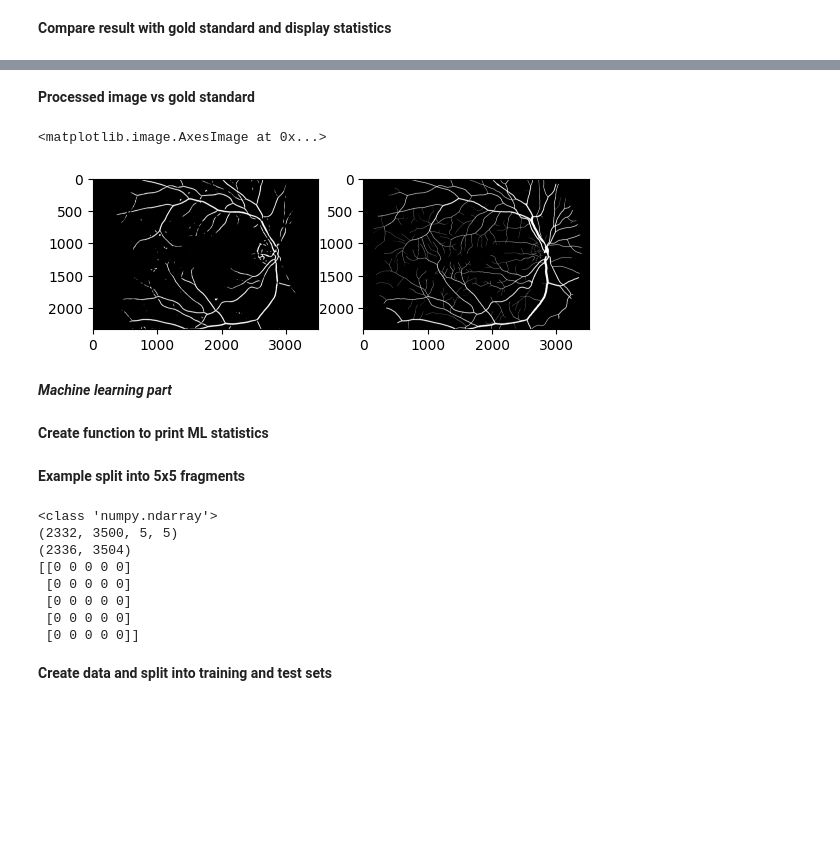
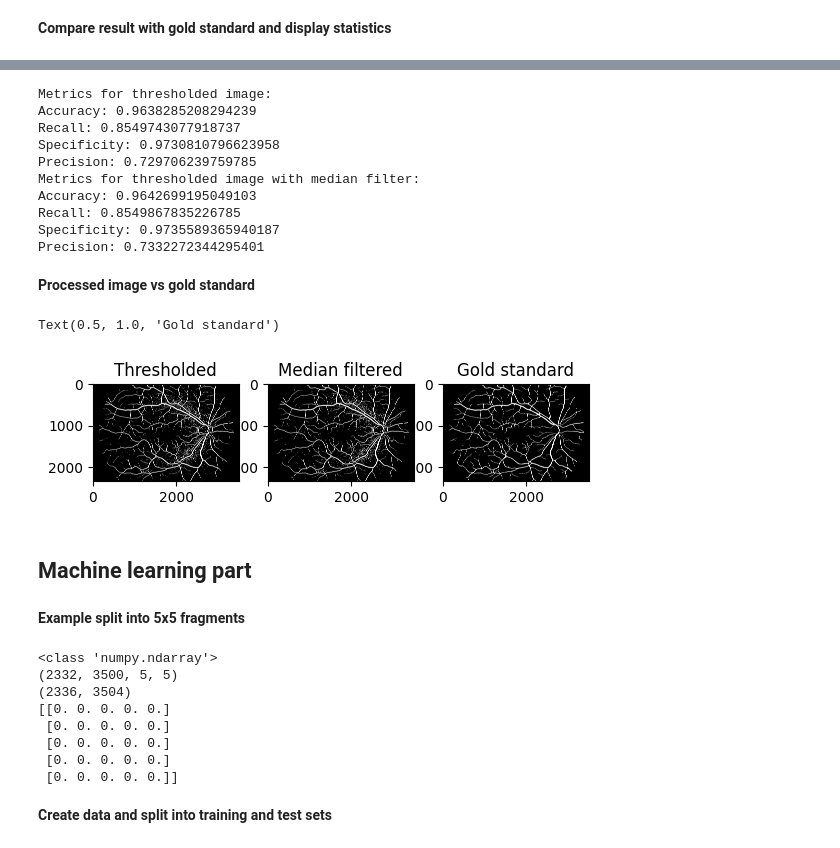
Before and after one commit to HubertLuszkiewicz/RetinaDetect, a Jupyter notebook: eye_fundus_detection.ipynb, the cells around one changed output, grey strips where cells are left out. Cells and saved outputs as stored; diff of their text form; code cells hidden in the pictures; blank space fills up the shorter version.

```diff
--- a/eye_fundus_detection.ipynb
+++ b/eye_fundus_detection.ipynb
@@ -82,23 +100,24 @@ scaled_array = (frangi_filtered - original_min) * ((target_max - target_min) / (
 # %% [markdown]
 **Apply mask**
 # %%
-
-mask = io.imread(mask_name, plugin='tifffile', as_gray=True)
+from skimage.color import rgb2gray
+import tifffile
+mask = tifffile.imread(mask_path)
+grayscale_mask = rgb2gray(mask)
+print(grayscale_mask.ndim)
 
 # Przeskalowanie maski
-for i in range(len(mask)):
-    for j in range(len(mask[0])):
-        if mask[i][j] == 255: mask[i][j] = 1
+mask = scale_to_zero_to_one_range(grayscale_mask)
 
 res = np.zeros(mask.shape)
 for i in range(len(res)):
     for j in range(len(res[0])):
-        if mask[i][j] == 1: res[i][j] = scaled_array[i][j]
+        if mask[i][j] == 1: res[i][j] = image_scaled[i][j]
 
 fig, ax = plt.subplots(2, 5, figsize=(20, 6))
 
 for i in range(10):
-    threshholded_image = res > 0.01 * (i+1)
+    threshholded_image = res > 0.001 * (i+1)
     if i < 5:
         ax[0][i%5].imshow(threshholded_image, cmap='gray')
         ax[0][i%5].set_title(f'threshhold = {(i+1)*0.01}')
@@ -111,6 +136,7 @@ for i in range(10):
 **Apply threshholding**
 # %%
 threshholded_image = res > 0.01
-io.imshow(threshholded_image)
+threshholded_image = threshholded_image.astype(int)
+plt.imshow(threshholded_image, cmap='gray')
 # %% [output]
 <matplotlib.image.AxesImage at 0x...>
@@ -118,2 +146,5 @@ io.imshow(threshholded_image)
+# %%
+from skimage.filters import median
+without_noise = median(threshholded_image)
 # %% [markdown]
 **Compare result with gold standard and display statistics**
@@ -172,13 +159,35 @@ print(spec)
+# %%
+gold_standard = io.imread(gold_standard_path)
+gold_standard = scale_to_zero_to_one_range(gold_standard)
+
+print("Metrics for thresholded image:")
+print_evaluation_metrics_raport(gold_standard, threshholded_image)
+
+print("Metrics for thresholded image with median filter:")
+print_evaluation_metrics_raport(gold_standard, without_noise)
+# %% [output]
+Metrics for thresholded image:
+Accuracy: 0.9638285208294239
+Recall: 0.8549743077918737
+Specificity: 0.9730810796623958
+Precision: 0.729706239759785
+Metrics for thresholded image with median filter:
+Accuracy: 0.9642699195049103
+Recall: 0.8549867835226785
+Specificity: 0.9735589365940187
+Precision: 0.7332272344295401
 # %% [markdown]
 **Processed image vs gold standard**
 # %%
-fig, ax = plt.subplots(1, 2)
-ax[0].imshow(prediction, cmap='gray')
-ax[1].imshow(gold_standard, cmap='gray')
+fig, ax = plt.subplots(1, 3)
+ax[0].imshow(threshholded_image, cmap='gray')
+ax[0].set_title("Thresholded")
+ax[1].imshow(without_noise, cmap='gray')
+ax[1].set_title("Median filtered")
+ax[2].imshow(gold_standard, cmap='gray')
+ax[2].set_title("Gold standard")
 # %% [output]
-<matplotlib.image.AxesImage at 0x...>
+Text(0.5, 1.0, 'Gold standard')
-[figure, old version]
+[figure, new version]
 # %% [markdown]
-***Machine learning part***
+## Machine learning part
-# %% [markdown]
-**Create function to print ML statistics**
@@ -201,8 +195,11 @@ def print_statistics(ideal, predicted):
 **Example split into 5x5 fragments**
 # %%
 from skimage.util.shape import view_as_windows
+from skimage import io
+from skimage.filters import sobel
 
 img = io.imread('manual1/04_h.tif')
+img = scale_to_zero_to_one_range(img)
 img_5_5_blocks = view_as_windows(img, (5, 5))
 print(type(img_5_5_blocks))
 print(img_5_5_blocks.shape)
@@ -212,10 +209,10 @@ print(img_5_5_blocks[0][0])
 <class 'numpy.ndarray'>
 (2332, 3500, 5, 5)
 (2336, 3504)
-[[0 0 0 0 0]
- [0 0 0 0 0]
- [0 0 0 0 0]
- [0 0 0 0 0]
- [0 0 0 0 0]]
+[[0. 0. 0. 0. 0.]
+ [0. 0. 0. 0. 0.]
+ [0. 0. 0. 0. 0.]
+ [0. 0. 0. 0. 0.]
+ [0. 0. 0. 0. 0.]]
 # %% [markdown]
 **Create data and split into training and test sets**
```
Also changed, not shown: parts of 42 cells of this notebook, 1 other file.
